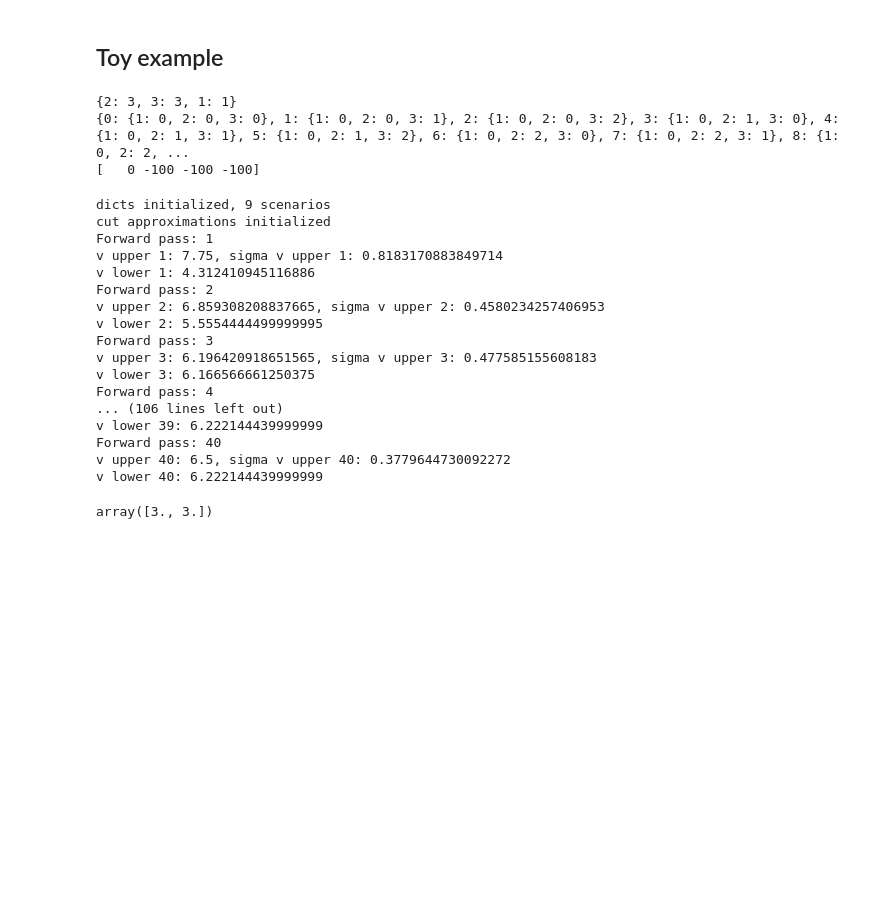
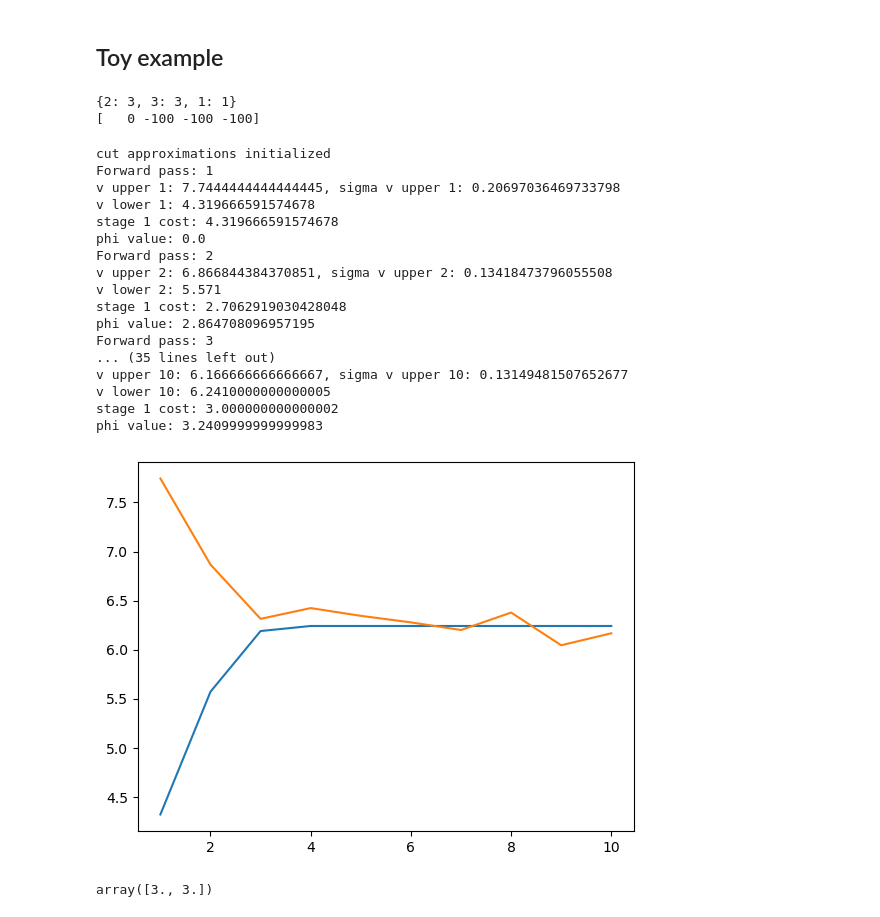
Before and after one commit to maxvolk/sddp, a Jupyter notebook: SDDP.ipynb, the cells around one changed output. Drawn from its saved outputs; the diff is of its cells as text; code cells hidden in the pictures; blank space fills up the shorter version.

Commit message:
Update SDDP.ipynb
Added many scenario support

```diff
--- a/SDDP.ipynb
+++ b/SDDP.ipynb
@@ -484,6 +836,22 @@ def generate_scenarios(q: dict, t_max: int) -> dict:
     scenarios_raw = [w for w in itertools.product(*list_q)]
     S = {i: {t: scenarios_raw[i][t-1] for t in range(1,len(scenarios_raw[i])+1)} for i in range(len(scenarios_raw))}
     return S
+# %%
+def plot_bounds(dict_lower: dict, dict_upper: dict):
+
+    lists_lower = sorted(dict_lower.items()) # sorted by key, return a list of tuples
+
+    x, y = zip(*lists_lower) # unpack list of pairs into two tuples
+
+    plt.plot(x, y)
+
+    lists_upper= sorted(dict_upper.items()) # sorted by key, return a list of tuples
+
+    x, y = zip(*lists_upper) # unpack list of pairs into two tuples
+
+    plt.plot(x, y)
+
+    plt.show()
 # %% [markdown]
 ## Toy example
 # %%
@@ -495,10 +863,10 @@ q = {t: 3 for t in range(2,t_max+1)}
 q[1] = 1
 print(q)
 
-p = {t: np.array([0.3333,0.3334,0.3333]) for t in range(2,t_max+1)}
+p = {t: np.array([0.33,0.33,0.34]) for t in range(2,t_max+1)}
 
-S = generate_scenarios(q=q, t_max=t_max)
-print(S)
+# S = generate_scenarios(q=q, t_max=t_max)
+# print(S)
 
 
 # Initial condition
@@ -550,40 +918,45 @@ T[2][2] = np.array([ [1, 0] ])
 
 
 # Algorithm parameters
-i_max = 40
-z_max = 1
-no_of_samples = 8
-batch_size = 1
+i_max = 10
+no_of_samples = 90
+z_max = 5 * no_of_samples
+batch_size = 5
 phi_list = [-100 for t in range(1, t_max+1)]
 phi_ = np.array([0,*phi_list])
 print(phi_)
 # %% [output]
 {2: 3, 3: 3, 1: 1}
-{0: {1: 0, 2: 0, 3: 0}, 1: {1: 0, 2: 0, 3: 1}, 2: {1: 0, 2: 0, 3: 2}, 3: {1: 0, 2: 1, 3: 0}, 4: {1: 0, 2: 1, 3: 1}, 5: {1: 0, 2: 1, 3: 2}, 6: {1: 0, 2: 2, 3: 0}, 7: {1: 0, 2: 2, 3: 1}, 8: {1: 0, 2: 2, ...
 [   0 -100 -100 -100]
 # %%
 x, Q_, v_lower, v_upper = SDDP(t_max=t_max, i_max=i_max,
-                                  p=p, q=q, S=S, c=c, W=W, h=h, T=T,
+                                  p=p, q=q,
+                                  #S=S,
+                                  c=c, W=W, h=h, T=T,
                                   phi_ = phi_, no_of_samples = no_of_samples,
                                   x_0 = x_0)
 # %% [output]
-dicts initialized, 9 scenarios
 cut approximations initialized
 Forward pass: 1
-v upper 1: 7.75, sigma v upper 1: 0.8183170883849714
-v lower 1: 4.312410945116886
+v upper 1: 7.7444444444444445, sigma v upper 1: 0.20697036469733798
+v lower 1: 4.319666591574678
+stage 1 cost: 4.319666591574678
+phi value: 0.0
 Forward pass: 2
-v upper 2: 6.859308208837665, sigma v upper 2: 0.4580234257406953
-v lower 2: 5.5554444499999995
+v upper 2: 6.866844384370851, sigma v upper 2: 0.13418473796055508
+v lower 2: 5.571
+stage 1 cost: 2.7062919030428048
+phi value: 2.864708096957195
 Forward pass: 3
-v upper 3: 6.196420918651565, sigma v upper 3: 0.477585155608183
-v lower 3: 6.166566661250375
-Forward pass: 4
-... (106 lines left out)
-v lower 39: 6.222144439999999
-Forward pass: 40
-v upper 40: 6.5, sigma v upper 40: 0.3779644730092272
-v lower 40: 6.222144439999999
+... (35 lines left out)
+v upper 10: 6.166666666666667, sigma v upper 10: 0.13149481507652677
+v lower 10: 6.2410000000000005
+stage 1 cost: 3.000000000000002
+phi value: 3.2409999999999983
+# %%
+plot_bounds(dict_lower=v_lower, dict_upper=v_upper)
+# %% [output]
+[figure, added]
 # %%
 x[40][1][0]
 # %% [output]
```
Also changed, not shown: parts of 49 cells of this notebook.
